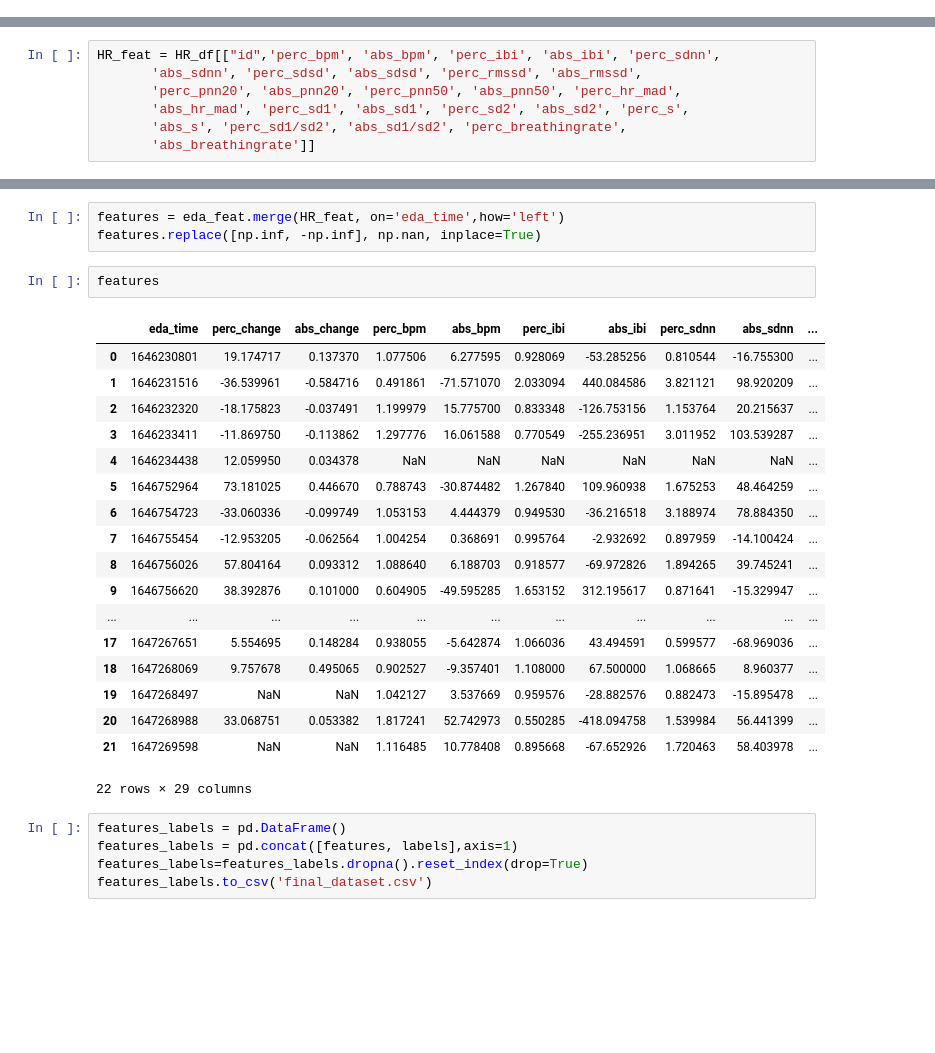
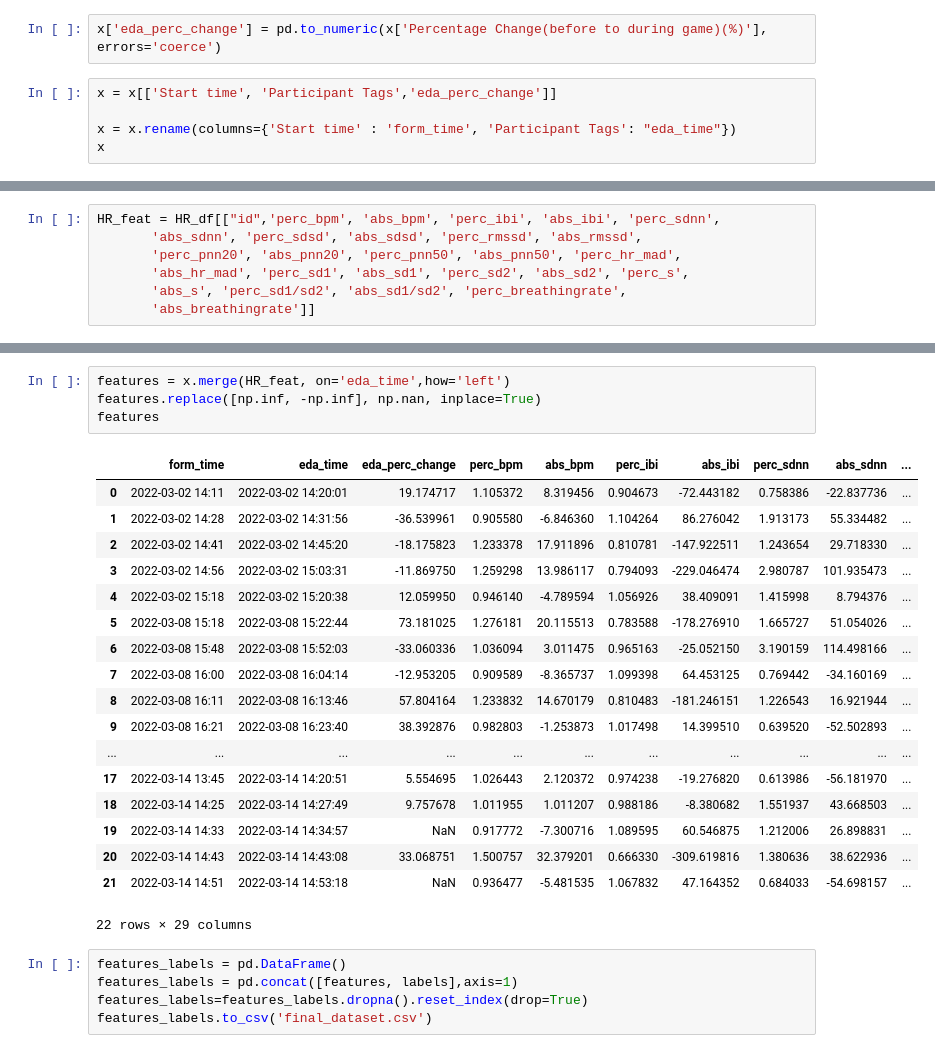
Before and after one commit to robfletch7/HRI, a Jupyter notebook: feature_setup.ipynb, the cells around one changed output, grey strips where cells are left out. Drawn from its saved outputs; the diff is of its cells as text; blank space fills up the shorter version.

```diff
--- a/feature_setup.ipynb
+++ b/feature_setup.ipynb
@@ -176,0 +194,7 @@ eda_feat
+# %%
+x['eda_perc_change'] = pd.to_numeric(x['Percentage Change(before to during game)(%)'], errors='coerce')
+# %%
+x = x[['Start time', 'Participant Tags','eda_perc_change']]
+
+x = x.rename(columns={'Start time' : 'form_time', 'Participant Tags': "eda_time"})
+x
@@ -221,27 +297,26 @@ HR_feat = HR_feat.rename(columns={"id": "eda_time"})
 # %%
-features = eda_feat.merge(HR_feat, on='eda_time',how='left')
+features = x.merge(HR_feat, on='eda_time',how='left')
 features.replace([np.inf, -np.inf], np.nan, inplace=True)
+features
+# %% [output]
+|  | form_time | eda_time | eda_perc_change | perc_bpm | abs_bpm | perc_ibi | abs_ibi | perc_sdnn | abs_sdnn | ... |
+| 0 | 2022-03-02 14:11 | 2022-03-02 14:20:01 | 19.174717 | 1.105372 | 8.319456 | 0.904673 | -72.443182 | 0.758386 | -22.837736 | ... |
+| 1 | 2022-03-02 14:28 | 2022-03-02 14:31:56 | -36.539961 | 0.905580 | -6.846360 | 1.104264 | 86.276042 | 1.913173 | 55.334482 | ... |
+| 2 | 2022-03-02 14:41 | 2022-03-02 14:45:20 | -18.175823 | 1.233378 | 17.911896 | 0.810781 | -147.922511 | 1.243654 | 29.718330 | ... |
+| 3 | 2022-03-02 14:56 | 2022-03-02 15:03:31 | -11.869750 | 1.259298 | 13.986117 | 0.794093 | -229.046474 | 2.980787 | 101.935473 | ... |
+| 4 | 2022-03-02 15:18 | 2022-03-02 15:20:38 | 12.059950 | 0.946140 | -4.789594 | 1.056926 | 38.409091 | 1.415998 | 8.794376 | ... |
+| 5 | 2022-03-08 15:18 | 2022-03-08 15:22:44 | 73.181025 | 1.276181 | 20.115513 | 0.783588 | -178.276910 | 1.665727 | 51.054026 | ... |
+| 6 | 2022-03-08 15:48 | 2022-03-08 15:52:03 | -33.060336 | 1.036094 | 3.011475 | 0.965163 | -25.052150 | 3.190159 | 114.498166 | ... |
+| 7 | 2022-03-08 16:00 | 2022-03-08 16:04:14 | -12.953205 | 0.909589 | -8.365737 | 1.099398 | 64.453125 | 0.769442 | -34.160169 | ... |
+| 8 | 2022-03-08 16:11 | 2022-03-08 16:13:46 | 57.804164 | 1.233832 | 14.670179 | 0.810483 | -181.246151 | 1.226543 | 16.921944 | ... |
+| 9 | 2022-03-08 16:21 | 2022-03-08 16:23:40 | 38.392876 | 0.982803 | -1.253873 | 1.017498 | 14.399510 | 0.639520 | -52.502893 | ... |
+| ... | ... | ... | ... | ... | ... | ... | ... | ... | ... | ... |
+| 17 | 2022-03-14 13:45 | 2022-03-14 14:20:51 | 5.554695 | 1.026443 | 2.120372 | 0.974238 | -19.276820 | 0.613986 | -56.181970 | ... |
+| 18 | 2022-03-14 14:25 | 2022-03-14 14:27:49 | 9.757678 | 1.011955 | 1.011207 | 0.988186 | -8.380682 | 1.551937 | 43.668503 | ... |
+| 19 | 2022-03-14 14:33 | 2022-03-14 14:34:57 | NaN | 0.917772 | -7.300716 | 1.089595 | 60.546875 | 1.212006 | 26.898831 | ... |
+| 20 | 2022-03-14 14:43 | 2022-03-14 14:43:08 | 33.068751 | 1.500757 | 32.379201 | 0.666330 | -309.619816 | 1.380636 | 38.622936 | ... |
+| 21 | 2022-03-14 14:51 | 2022-03-14 14:53:18 | NaN | 0.936477 | -5.481535 | 1.067832 | 47.164352 | 0.684033 | -54.698157 | ... |
+22 rows × 29 columns
-# %%
-features
-# %% [output]
-|  | eda_time | perc_change | abs_change | perc_bpm | abs_bpm | perc_ibi | abs_ibi | perc_sdnn | abs_sdnn | ... |
-| 0 | 1646230801 | 19.174717 | 0.137370 | 1.077506 | 6.277595 | 0.928069 | -53.285256 | 0.810544 | -16.755300 | ... |
-| 1 | 1646231516 | -36.539961 | -0.584716 | 0.491861 | -71.571070 | 2.033094 | 440.084586 | 3.821121 | 98.920209 | ... |
-| 2 | 1646232320 | -18.175823 | -0.037491 | 1.199979 | 15.775700 | 0.833348 | -126.753156 | 1.153764 | 20.215637 | ... |
-| 3 | 1646233411 | -11.869750 | -0.113862 | 1.297776 | 16.061588 | 0.770549 | -255.236951 | 3.011952 | 103.539287 | ... |
-| 4 | 1646234438 | 12.059950 | 0.034378 | NaN | NaN | NaN | NaN | NaN | NaN | ... |
-| 5 | 1646752964 | 73.181025 | 0.446670 | 0.788743 | -30.874482 | 1.267840 | 109.960938 | 1.675253 | 48.464259 | ... |
-| 6 | 1646754723 | -33.060336 | -0.099749 | 1.053153 | 4.444379 | 0.949530 | -36.216518 | 3.188974 | 78.884350 | ... |
-| 7 | 1646755454 | -12.953205 | -0.062564 | 1.004254 | 0.368691 | 0.995764 | -2.932692 | 0.897959 | -14.100424 | ... |
-| 8 | 1646756026 | 57.804164 | 0.093312 | 1.088640 | 6.188703 | 0.918577 | -69.972826 | 1.894265 | 39.745241 | ... |
-| 9 | 1646756620 | 38.392876 | 0.101000 | 0.604905 | -49.595285 | 1.653152 | 312.195617 | 0.871641 | -15.329947 | ... |
-| ... | ... | ... | ... | ... | ... | ... | ... | ... | ... | ... |
-| 17 | 1647267651 | 5.554695 | 0.148284 | 0.938055 | -5.642874 | 1.066036 | 43.494591 | 0.599577 | -68.969036 | ... |
-| 18 | 1647268069 | 9.757678 | 0.495065 | 0.902527 | -9.357401 | 1.108000 | 67.500000 | 1.068665 | 8.960377 | ... |
-| 19 | 1647268497 | NaN | NaN | 1.042127 | 3.537669 | 0.959576 | -28.882576 | 0.882473 | -15.895478 | ... |
-| 20 | 1647268988 | 33.068751 | 0.053382 | 1.817241 | 52.742973 | 0.550285 | -418.094758 | 1.539984 | 56.441399 | ... |
-| 21 | 1647269598 | NaN | NaN | 1.116485 | 10.778408 | 0.895668 | -67.652926 | 1.720463 | 58.403978 | ... |
-22 rows × 29 columns
 # %%
 features_labels = pd.DataFrame()
 features_labels = pd.concat([features, labels],axis=1)
```
Also changed, not shown: parts of 17 cells of this notebook, 1 other file.
